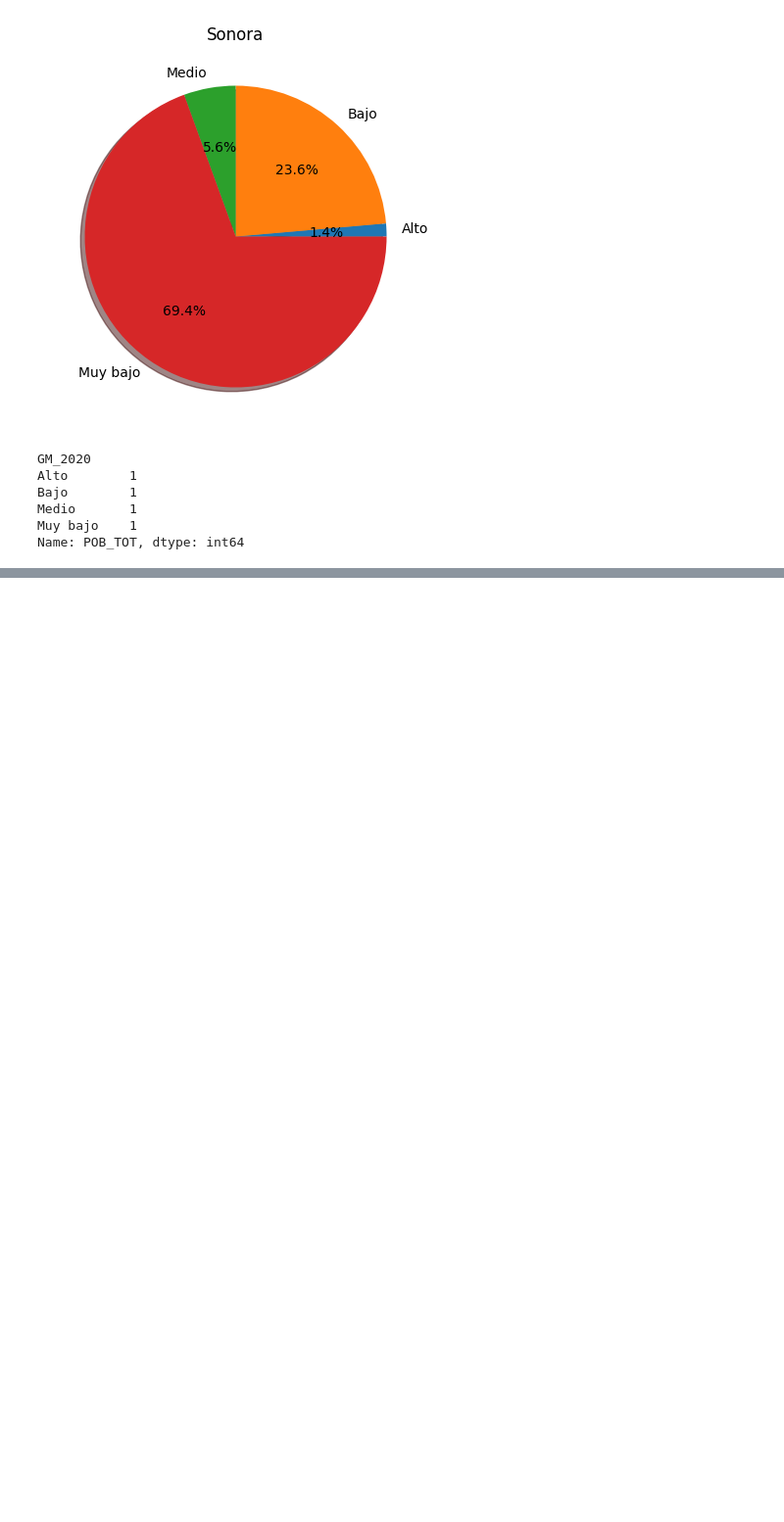
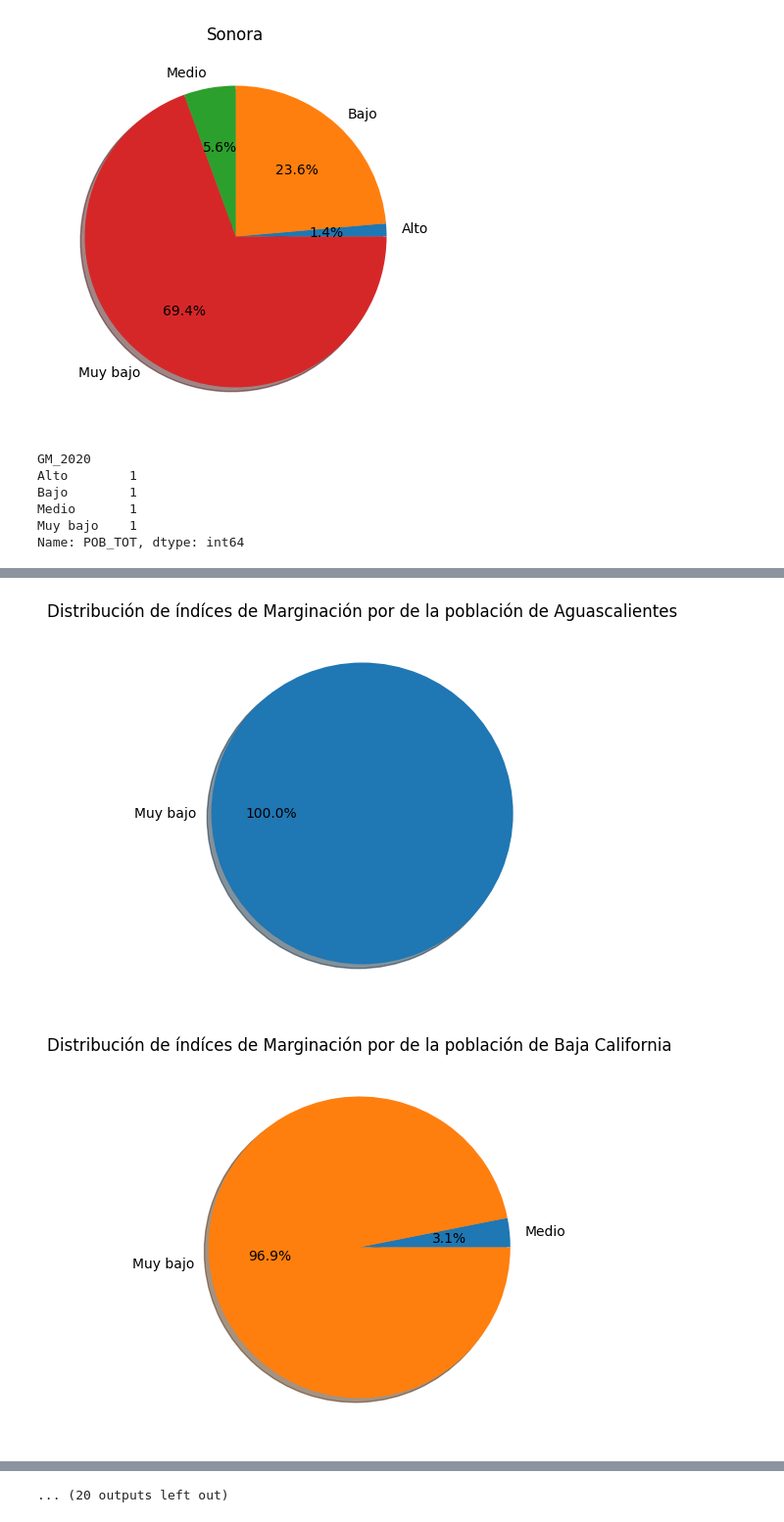
Before and after one commit to CuteLoop/MCD-Propedeutico, a Jupyter notebook: IndiceDeMarginalización.ipynb, the cells around one changed output, grey strips where cells are left out. Shown at 98% size. Cells and saved outputs as stored; diff of their text form; code cells hidden in the pictures; blank space fills up the shorter version.

```diff
--- a/IndiceDeMarginalización.ipynb
+++ b/IndiceDeMarginalización.ipynb
@@ -333,0 +367,14 @@ AttributeError: ignored
+# %%
+estados = df.NOM_ENT.unique()
+
+for estado in estados:
+  titulo="Distribución de índíces de Marginación por de la población de {}".format(estado)
+  df_estados_pob = poblacio_estado_indice[estado]
+  df_estados_pob.plot.pie(figsize=(5, 5),title =titulo ,ylabel='',autopct='%1.1f%%', \
+                   shadow=True, startangle=0)
+
+  plt.savefig('distribucion_poblacion_{}.jpg'.format(estado))
+  plt.show()
+# %% [output]
+[figure, added]
+[figure, added]
@@ -333,0 +391 @@ AttributeError: ignored
+... (20 outputs left out)
```
Also changed, not shown: parts of 11 cells of this notebook.
